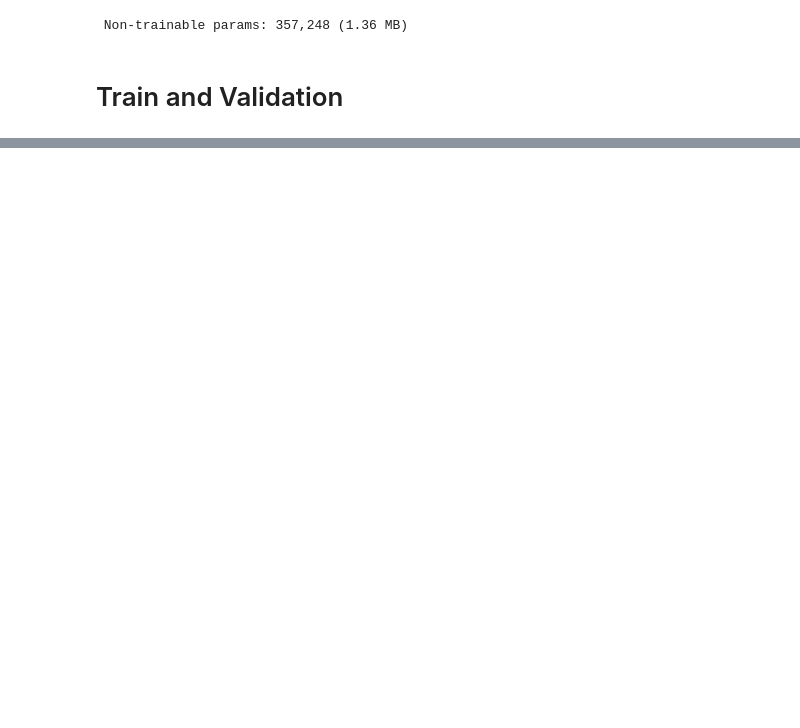
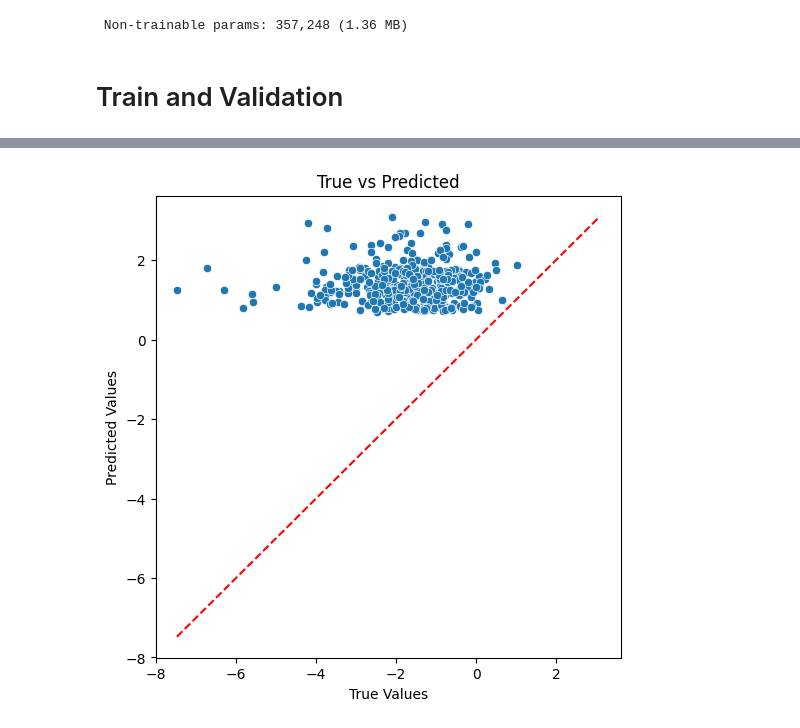
Before and after one commit to akianfar/Deep-CBN, a Jupyter notebook: src/Tox21_NR_PPAR_gamma_Scaffold splitting_regression.ipynb, the cells around one changed output, grey strips where cells are left out. Drawn from its saved outputs; the diff is of its cells as text; code cells hidden in the pictures; blank space fills up the shorter version.

```diff
--- a/src/Tox21_NR_PPAR_gamma_Scaffold splitting_regression.ipynb
+++ b/src/Tox21_NR_PPAR_gamma_Scaffold splitting_regression.ipynb
@@ -727,7 +728,7 @@ reduce_lr = LearningRateScheduler(lambda epoch: 1e-3 * 0.9 ** epoch)
 # === Phase 1: Train Interaction Model ===
 interactionModel.fit(
     X_train, y_train,
-    batch_size=256, epochs=1000,
+    batch_size=256, epochs=100,
     callbacks=[early_stopping], verbose=1
 )
 
@@ -743,7 +744,7 @@ opt_phaz2 = optimizers.Adam(learning_rate=0.001)
 model_phaz2.compile(optimizer=opt_phaz2, loss='mse', metrics=METRICS_REGRESSION)
 model_phaz2.fit(
     feature_train, y_train,
-    batch_size=256, epochs=1000,
+    batch_size=256, epochs=100,
     callbacks=[early_stopping], verbose=1
 )
 
@@ -757,7 +758,7 @@ model_phaz3.compile(optimizer=opt_phaz3, loss='mse', metrics=METRICS_REGRESSION)
 
 model_phaz3.fit(
     X_train, y_train,
-    batch_size=256, epochs=1000,
+    batch_size=256, epochs=100,
     callbacks=[early_stopping], verbose=1
 )
 
@@ -823,0 +821,19 @@ Detected at node gradient_tape/compile_loss/mse/sub/BroadcastGradientArgs define
+# %%
+from sklearn.model_selection import StratifiedKFold, train_test_split, KFold
+import sklearn.metrics
+
+# === Scatter Plot of Predictions vs True Values ===
+y_pred_test = model_phaz3.predict(X_test).flatten()
+r2_val = sklearn.metrics.r2_score(y_test.flatten(), y_pred_test)
+print(f"Test R2 Score: {r2_val:.4f}")
+
+plt.figure(figsize=(6, 6))
+sns.scatterplot(x=y_test.flatten(), y=y_pred_test)
+min_val = min(y_test.min(), y_pred_test.min())
+max_val = max(y_test.max(), y_pred_test.max())
+plt.plot([min_val, max_val], [min_val, max_val], 'r--')
+plt.xlabel('True Values')
+plt.ylabel('Predicted Values')
+plt.title('True vs Predicted')
+plt.show()
+# %% [output]
@@ -823,0 +842 @@ Detected at node gradient_tape/compile_loss/mse/sub/BroadcastGradientArgs define
+[figure, added]
```
Also changed, not shown: parts of 6 cells of this notebook.
